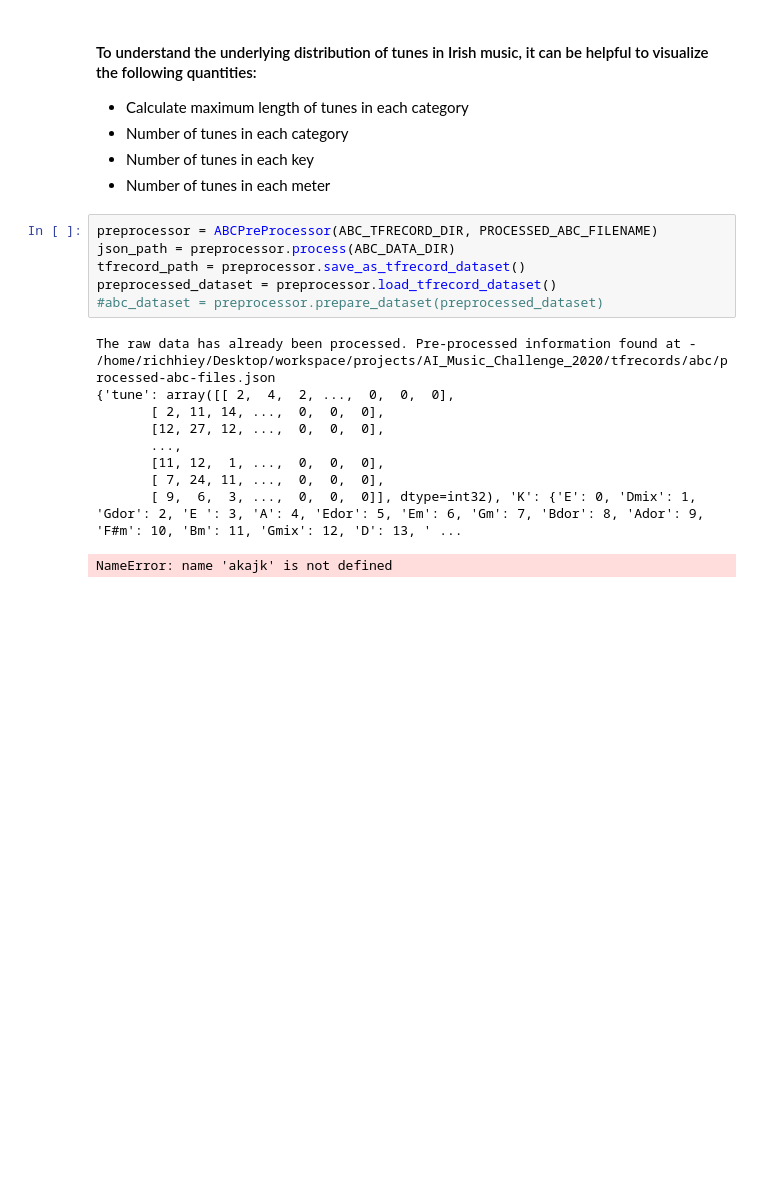
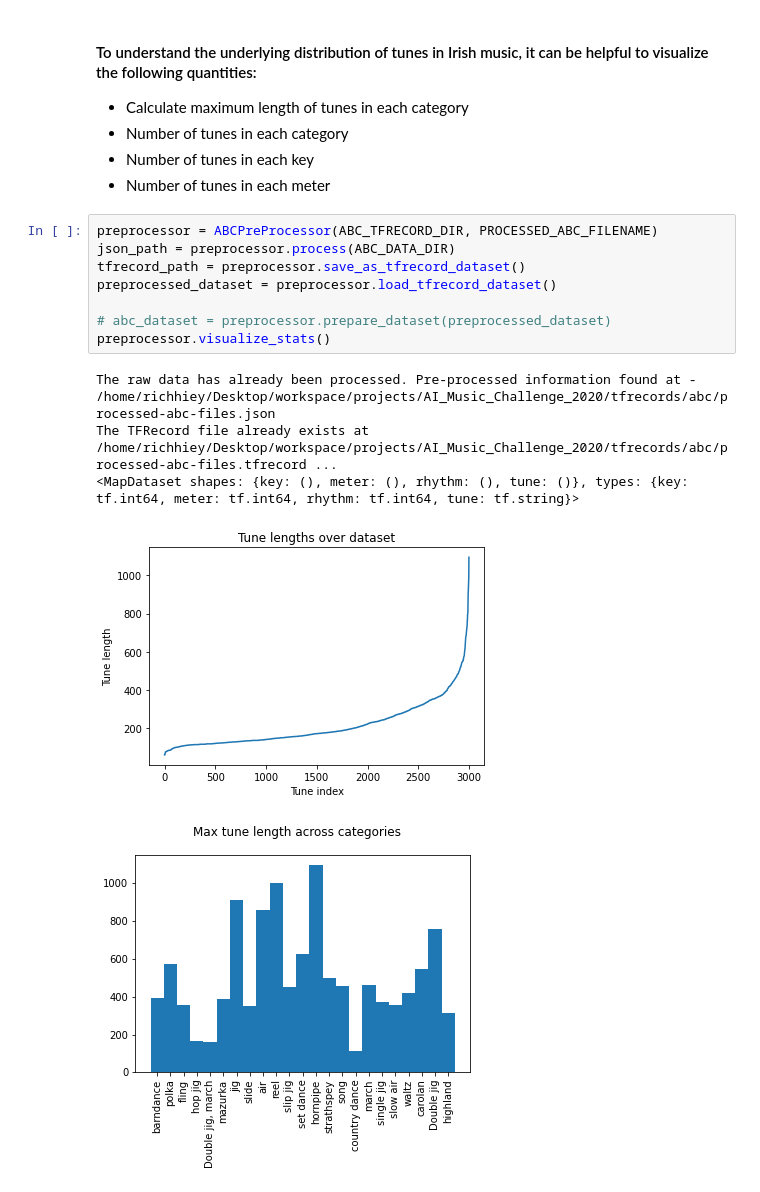
Before and after one commit to richhiey/AI-Music-Generation-Challenge-2020, a Jupyter notebook: Preprocessing.ipynb, the cells around one changed output. Cells and saved outputs as stored; diff of their text form; blank space fills up the shorter version.

Commit message:
Add visualization for ABC text data

```diff
--- a/Preprocessing.ipynb
+++ b/Preprocessing.ipynb
@@ -51,16 +52,14 @@ PROCESSED_AUDIO_FILENAME = 'processed-audio-files'
 # %%
 preprocessor = ABCPreProcessor(ABC_TFRECORD_DIR, PROCESSED_ABC_FILENAME)
 json_path = preprocessor.process(ABC_DATA_DIR)
 tfrecord_path = preprocessor.save_as_tfrecord_dataset()
 preprocessed_dataset = preprocessor.load_tfrecord_dataset()
-#abc_dataset = preprocessor.prepare_dataset(preprocessed_dataset)
+
+# abc_dataset = preprocessor.prepare_dataset(preprocessed_dataset)
+preprocessor.visualize_stats()
 # %% [output]
 The raw data has already been processed. Pre-processed information found at - /home/richhiey/Desktop/workspace/projects/AI_Music_Challenge_2020/tfrecords/abc/processed-abc-files.json
-{'tune': array([[ 2,  4,  2, ...,  0,  0,  0],
-       [ 2, 11, 14, ...,  0,  0,  0],
-       [12, 27, 12, ...,  0,  0,  0],
-       ...,
-       [11, 12,  1, ...,  0,  0,  0],
-       [ 7, 24, 11, ...,  0,  0,  0],
-       [ 9,  6,  3, ...,  0,  0,  0]], dtype=int32), 'K': {'E': 0, 'Dmix': 1, 'Gdor': 2, 'E ': 3, 'A': 4, 'Edor': 5, 'Em': 6, 'Gm': 7, 'Bdor': 8, 'Ador': 9, 'F#m': 10, 'Bm': 11, 'Gmix': 12, 'D': 13, ' ...
+The TFRecord file already exists at /home/richhiey/Desktop/workspace/projects/AI_Music_Challenge_2020/tfrecords/abc/processed-abc-files.tfrecord ...
+<MapDataset shapes: {key: (), meter: (), rhythm: (), tune: ()}, types: {key: tf.int64, meter: tf.int64, rhythm: tf.int64, tune: tf.string}>
-NameError: name 'akajk' is not defined
+[figure, added]
+[figure, added]
```
Also changed, not shown: parts of 3 cells of this notebook, 1 other file.
